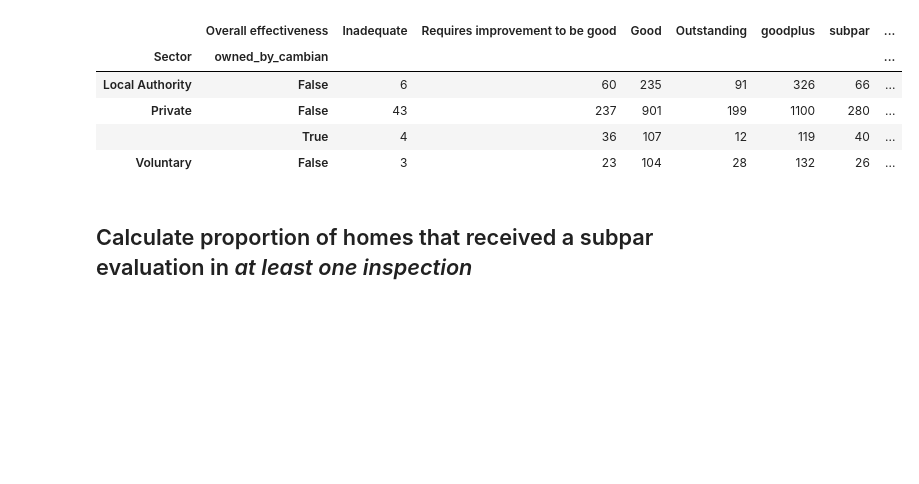
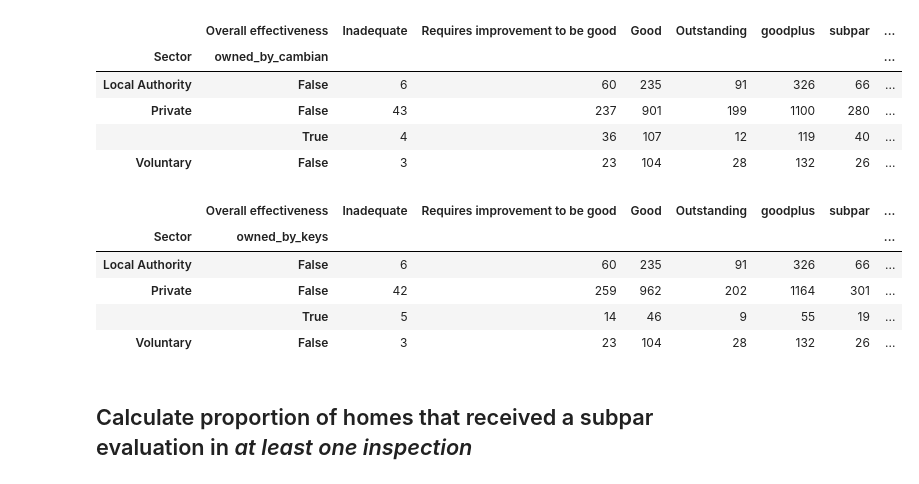
Before and after one commit to BuzzFeedNews/2018-07-ofsted-inspections, a Jupyter notebook: notebooks/00-analyze-ofsted-data.ipynb, the cells around one changed output. Drawn from its saved outputs; the diff is of its cells as text; code cells hidden in the pictures; blank space fills up the shorter version.

```diff
--- a/notebooks/00-analyze-ofsted-data.ipynb
+++ b/notebooks/00-analyze-ofsted-data.ipynb
@@ -261,7 +326,17 @@ inspections = (
         how = "left"
     )
     .assign(
-        owned_by_cambian = lambda x: x["Owner"].str.contains(CAMBIAN_PATTERN, na = False, case = False),
+        owned_by_cambian = lambda x: x["Owner"].str.contains(
+            CAMBIAN_PATTERN,
+            na = False,
+            case = False
+        ),
+
+        owned_by_keys = lambda x: x["Owner"].str.contains(
+            KEYS_PATTERN,
+            na = False,
+            case = False
+        )
     )
 )
 
@@ -427,6 +547,22 @@ inspections_filtered_latest.head()
 | Private | False | 43 | 237 | 901 | 199 | 1100 | 280 | ... |
 |  | True | 4 | 36 | 107 | 12 | 119 | 40 | ... |
 | Voluntary | False | 3 | 23 | 104 | 28 | 132 | 26 | ... |
+# %%
+(
+    inspections_filtered_latest
+    .groupby([
+        "Sector",
+        "owned_by_keys"
+    ])
+    .pipe(calculate_totals)
+)
+# %% [output]
+|  | Overall effectiveness | Inadequate | Requires improvement to be good | Good | Outstanding | goodplus | subpar | ... |
+| Sector | owned_by_keys |  |  |  |  |  |  | ... |
+| Local Authority | False | 6 | 60 | 235 | 91 | 326 | 66 | ... |
+| Private | False | 42 | 259 | 962 | 202 | 1164 | 301 | ... |
+|  | True | 5 | 14 | 46 | 9 | 55 | 19 | ... |
+| Voluntary | False | 3 | 23 | 104 | 28 | 132 | 26 | ... |
 # %% [markdown]
 ## Calculate proportion of homes that received a subpar evaluation in *at least one inspection*
 # %%
```
Also changed, not shown: parts of 12 cells of this notebook, 1 other file.
